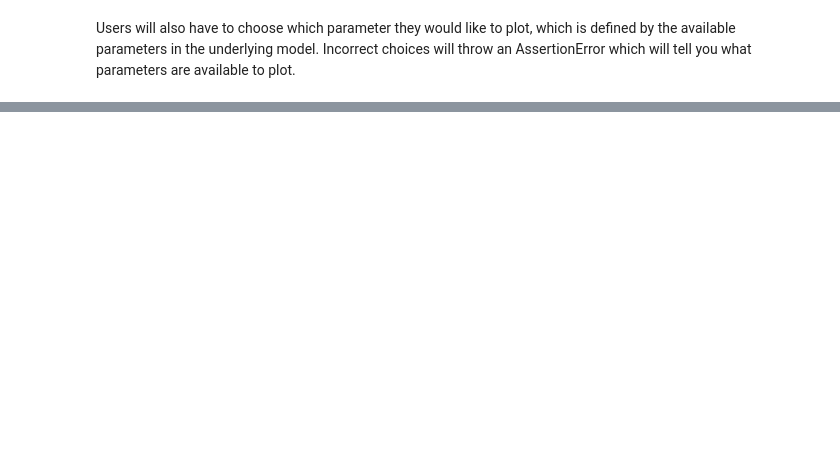
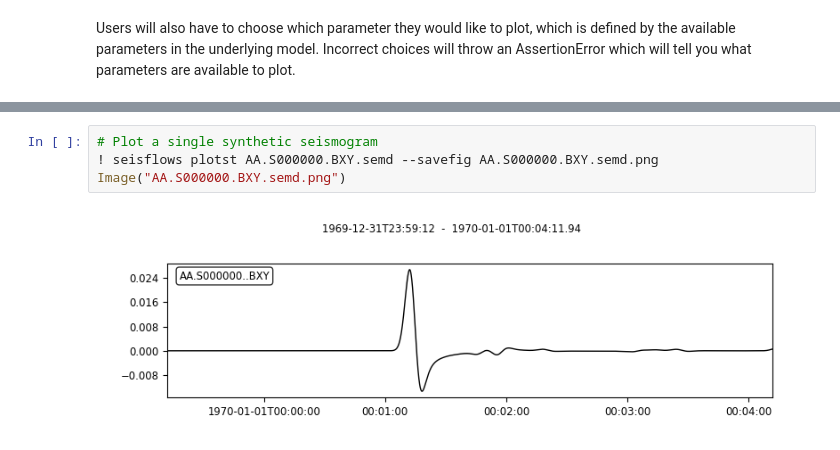
Before and after one commit to adjtomo/seisflows, a Jupyter notebook: docs/notebooks/command_line_tool.ipynb, the cells around one changed output, grey strips where cells are left out. Cells and saved outputs as stored; diff of their text form; blank space fills up the shorter version.

Commit message:
added plotst to command line tool docs page

```diff
--- a/docs/notebooks/command_line_tool.ipynb
+++ b/docs/notebooks/command_line_tool.ipynb
@@ -336,0 +377,6 @@ Image(filename='gradient_01_vs_kernel.png')
+# %%
+# Plot a single synthetic seismogram
+! seisflows plotst AA.S000000.BXY.semd --savefig AA.S000000.BXY.semd.png
+Image("AA.S000000.BXY.semd.png")
+# %% [output]
+[figure, added]
```
Also changed, not shown: parts of 12 cells of this notebook, 5 other files.
